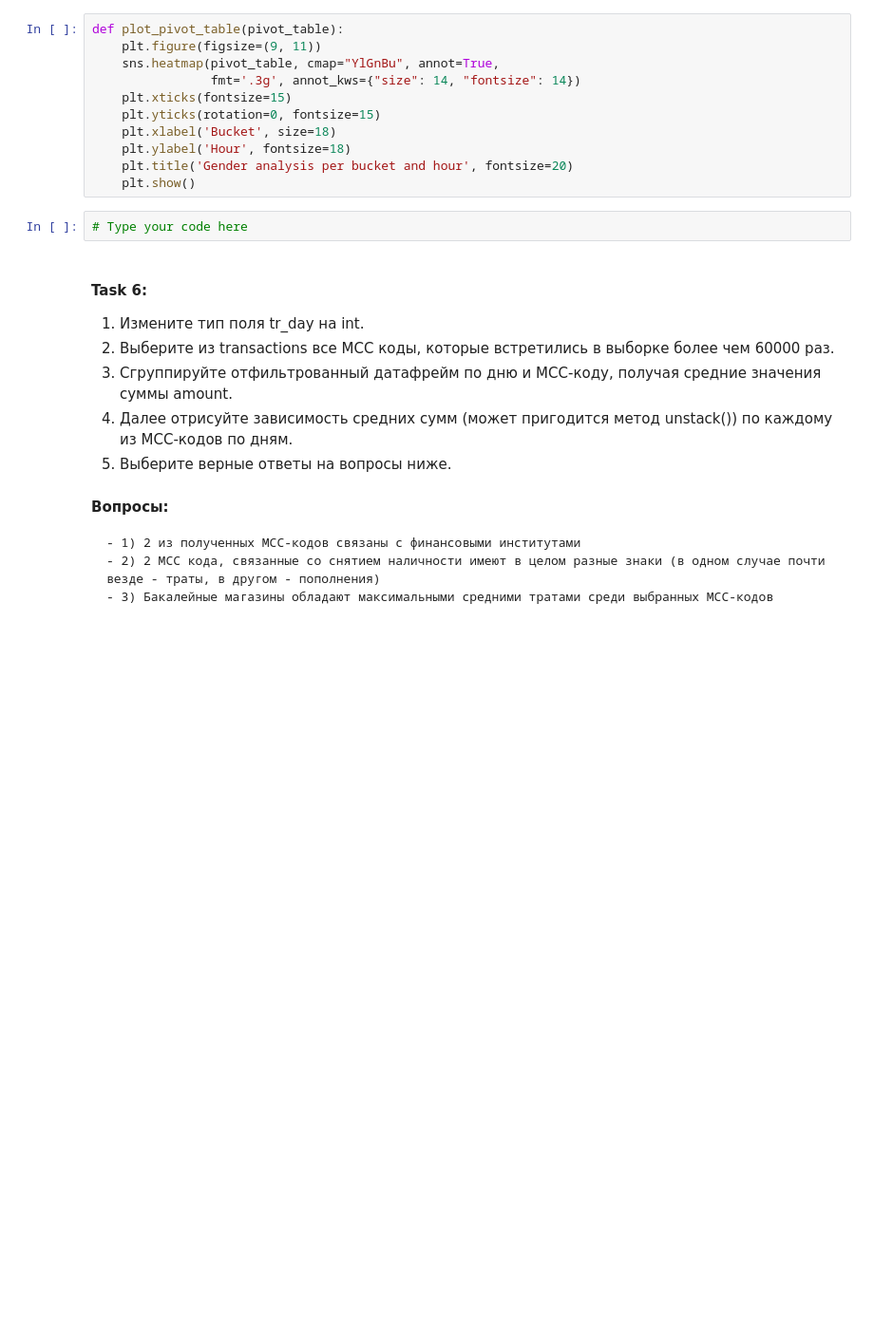
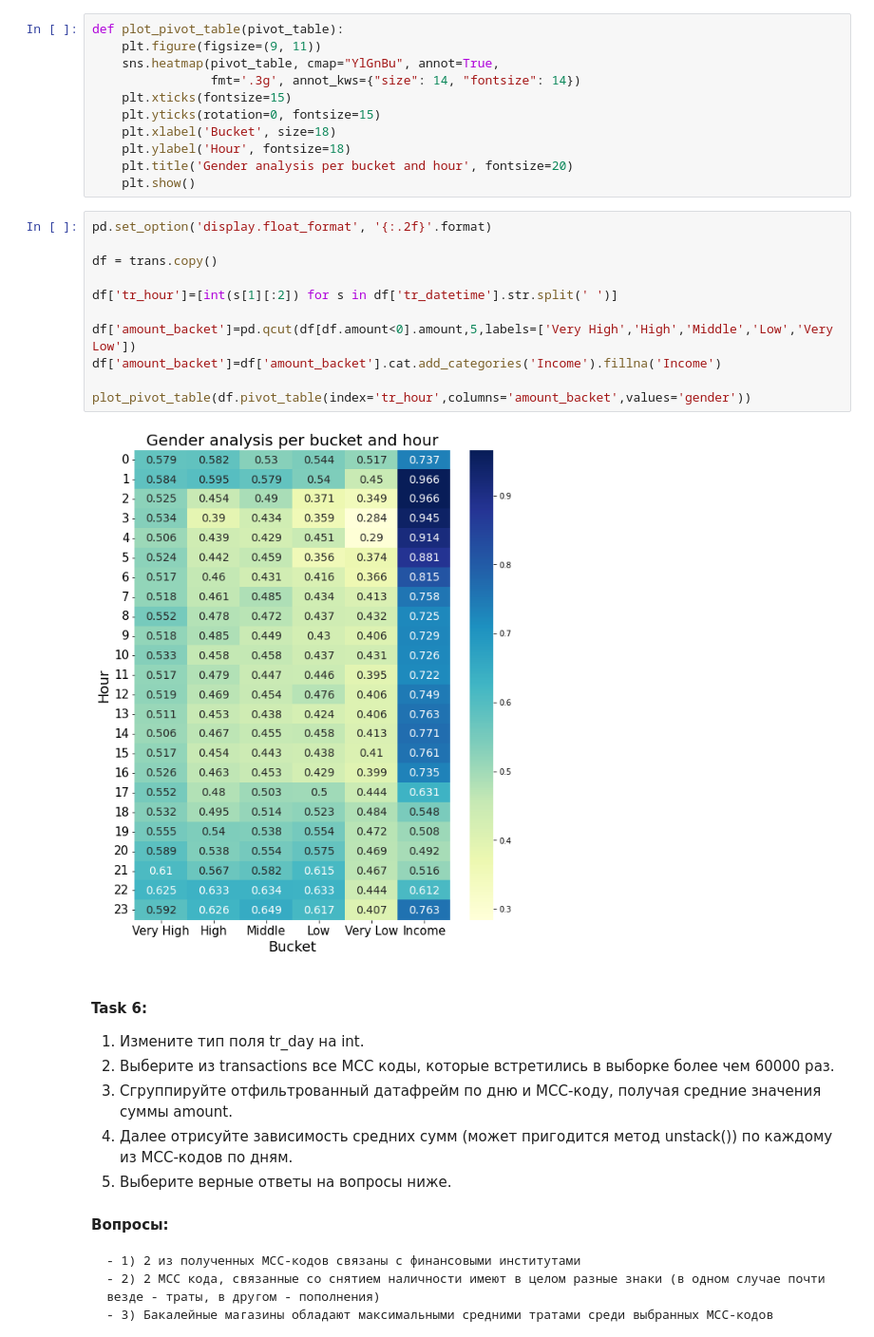
Before and after one commit to GoryachevDaniil/python_for_data_analysis, a Jupyter notebook: Homework_2.ipynb, the cells around one changed output. Shown at 95% size. Cells and saved outputs as stored; diff of their text form; blank space fills up the shorter version.

```diff
--- a/Homework_2.ipynb
+++ b/Homework_2.ipynb
@@ -175,8 +205,19 @@ def plot_pivot_table(pivot_table):
     plt.ylabel('Hour', fontsize=18)
     plt.title('Gender analysis per bucket and hour', fontsize=20)
     plt.show()
-# %%
-# Type your code here
+# %%
+pd.set_option('display.float_format', '{:.2f}'.format)
+
+df = trans.copy()
+
+df['tr_hour']=[int(s[1][:2]) for s in df['tr_datetime'].str.split(' ')]
+
+df['amount_backet']=pd.qcut(df[df.amount<0].amount,5,labels=['Very High','High','Middle','Low','Very Low'])
+df['amount_backet']=df['amount_backet'].cat.add_categories('Income').fillna('Income')
+
+plot_pivot_table(df.pivot_table(index='tr_hour',columns='amount_backet',values='gender'))
+# %% [output]
+[figure, added]
 # %% [markdown]
 #### Task 6:
 1. Измените тип поля tr_day на int.
```
Also changed, not shown: parts of 8 cells of this notebook.
